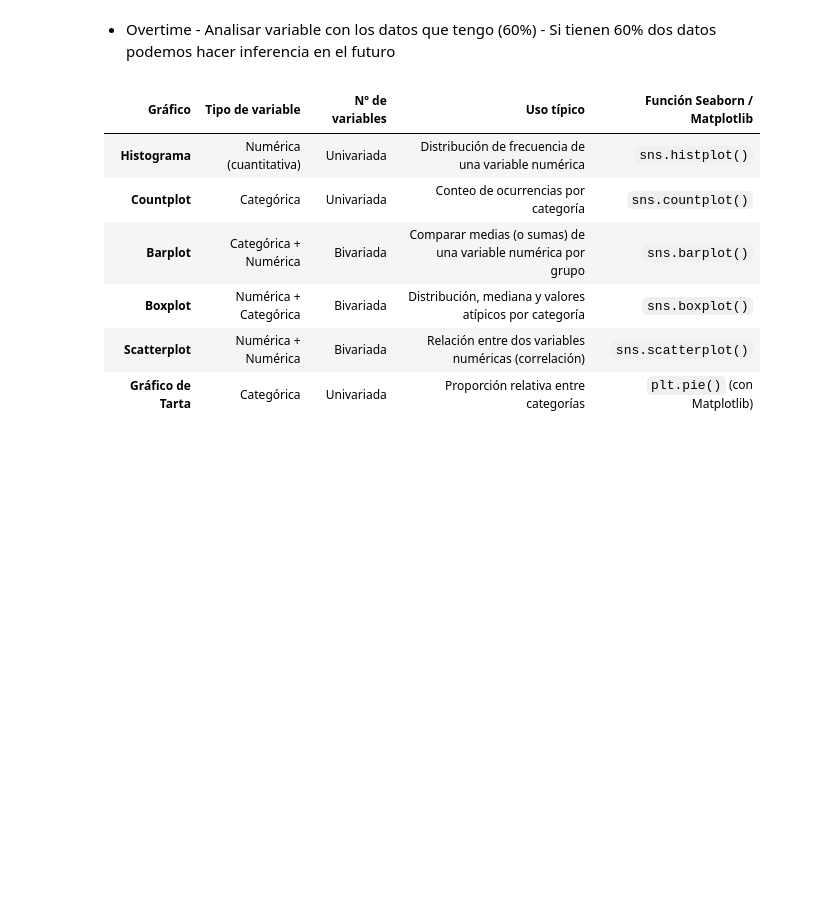
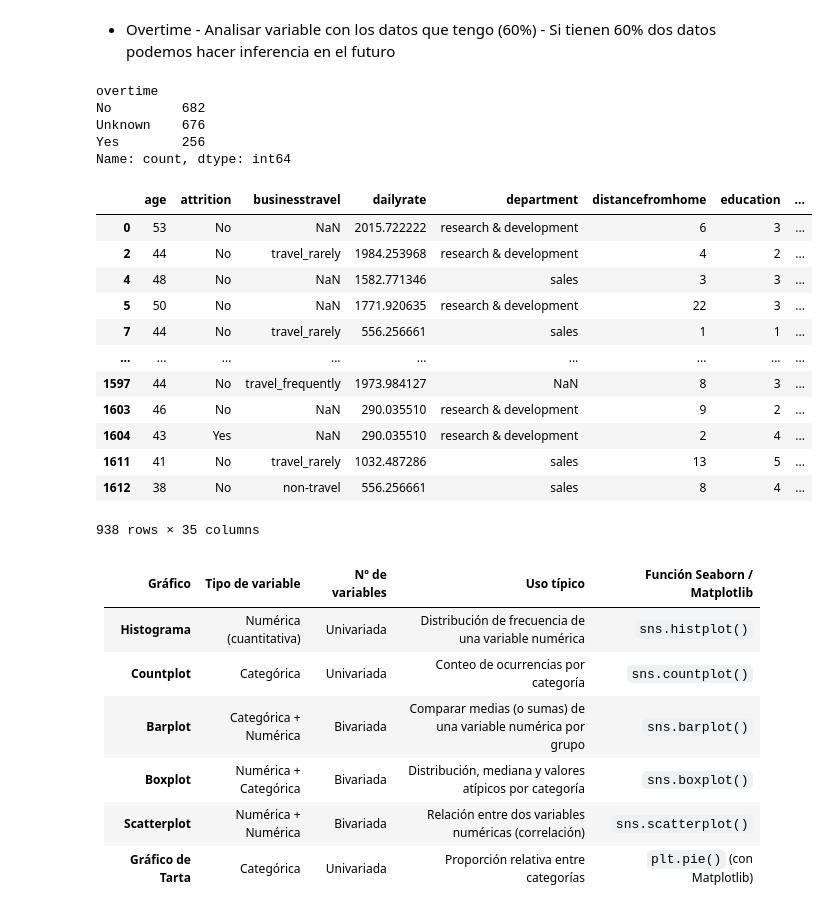
Before and after one commit to ana-nobre/Talent-Optimization-for-Corporation-HR-Data-Analytics, a Jupyter notebook: data_limpia_grafico_condiciones_carrera.ipynb, the cells around one changed output. Cells and saved outputs as stored; diff of their text form; code cells hidden in the pictures; blank space fills up the shorter version.

```diff
--- a/data_limpia_grafico_condiciones_carrera.ipynb
+++ b/data_limpia_grafico_condiciones_carrera.ipynb
@@ -346,6 +346,35 @@ sns.barplot(data=df,
     y='jobsatisfaction', hue='generation',
     palette='pastel')
 plt.xticks(rotation=90);
+# %%
+df["overtime"].value_counts()
+# %% [output]
+overtime
+No         682
+Unknown    676
+Yes        256
+Name: count, dtype: int64
+# %%
+def filter_overtime(df):
+    return df[df["overtime"] != "Unknown"]
+# %%
+df_overtime_clean = filter_overtime(df)
+# %%
+df_overtime_clean
+# %% [output]
+|  | age | attrition | businesstravel | dailyrate | department | distancefromhome | education | ... |
+| 0 | 53 | No | NaN | 2015.722222 | research & development | 6 | 3 | ... |
+| 2 | 44 | No | travel_rarely | 1984.253968 | research & development | 4 | 2 | ... |
+| 4 | 48 | No | NaN | 1582.771346 | sales | 3 | 3 | ... |
+| 5 | 50 | No | NaN | 1771.920635 | research & development | 22 | 3 | ... |
+| 7 | 44 | No | travel_rarely | 556.256661 | sales | 1 | 1 | ... |
+| ... | ... | ... | ... | ... | ... | ... | ... | ... |
+| 1597 | 44 | No | travel_frequently | 1973.984127 | NaN | 8 | 3 | ... |
+| 1603 | 46 | No | NaN | 290.035510 | research & development | 9 | 2 | ... |
+| 1604 | 43 | Yes | NaN | 290.035510 | research & development | 2 | 4 | ... |
+| 1611 | 41 | No | travel_rarely | 1032.487286 | sales | 13 | 5 | ... |
+| 1612 | 38 | No | non-travel | 556.256661 | sales | 8 | 4 | ... |
+938 rows × 35 columns
 # %% [markdown]
 | Gráfico         | Tipo de variable           | Nº de variables | Uso típico                                                  | Función Seaborn / Matplotlib     |
 |----------------|----------------------------|------------------|--------------------------------------------------------------|----------------------------------|
```
Also changed, not shown: 3 other files.
